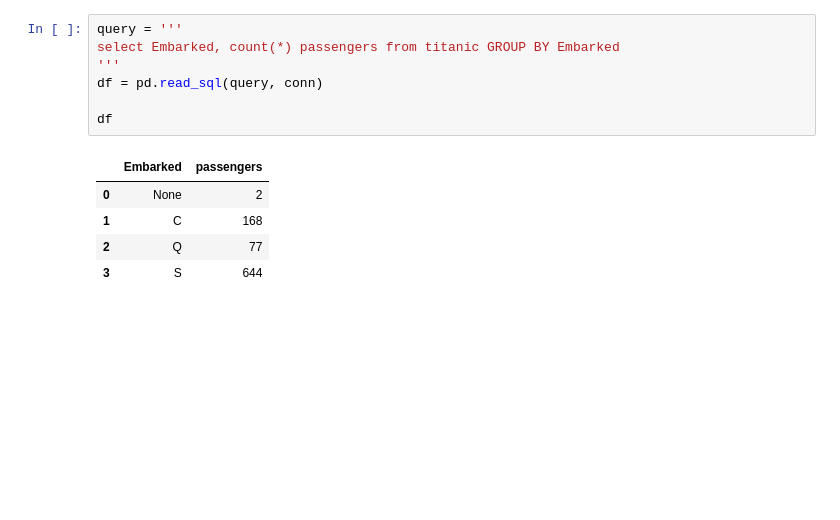
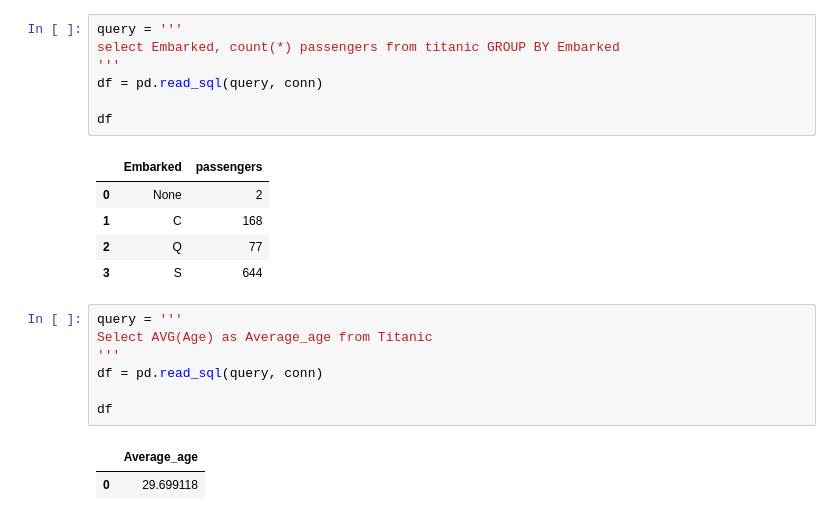
Before and after one commit to byambaa1982/python_cources_for_beginers, a Jupyter notebook: titanic_data_analysis/basic_sql.ipynb, the cells around one changed output. Cells and saved outputs as stored; diff of their text form; blank space fills up the shorter version.

```diff
--- a/titanic_data_analysis/basic_sql.ipynb
+++ b/titanic_data_analysis/basic_sql.ipynb
@@ -201,3 +201,13 @@ df
 | 1 | C | 168 |
 | 2 | Q | 77 |
 | 3 | S | 644 |
+# %%
+query = '''
+Select AVG(Age) as Average_age from Titanic
+'''
+df = pd.read_sql(query, conn)
+
+df
+# %% [output]
+|  | Average_age |
+| 0 | 29.699118 |
```
